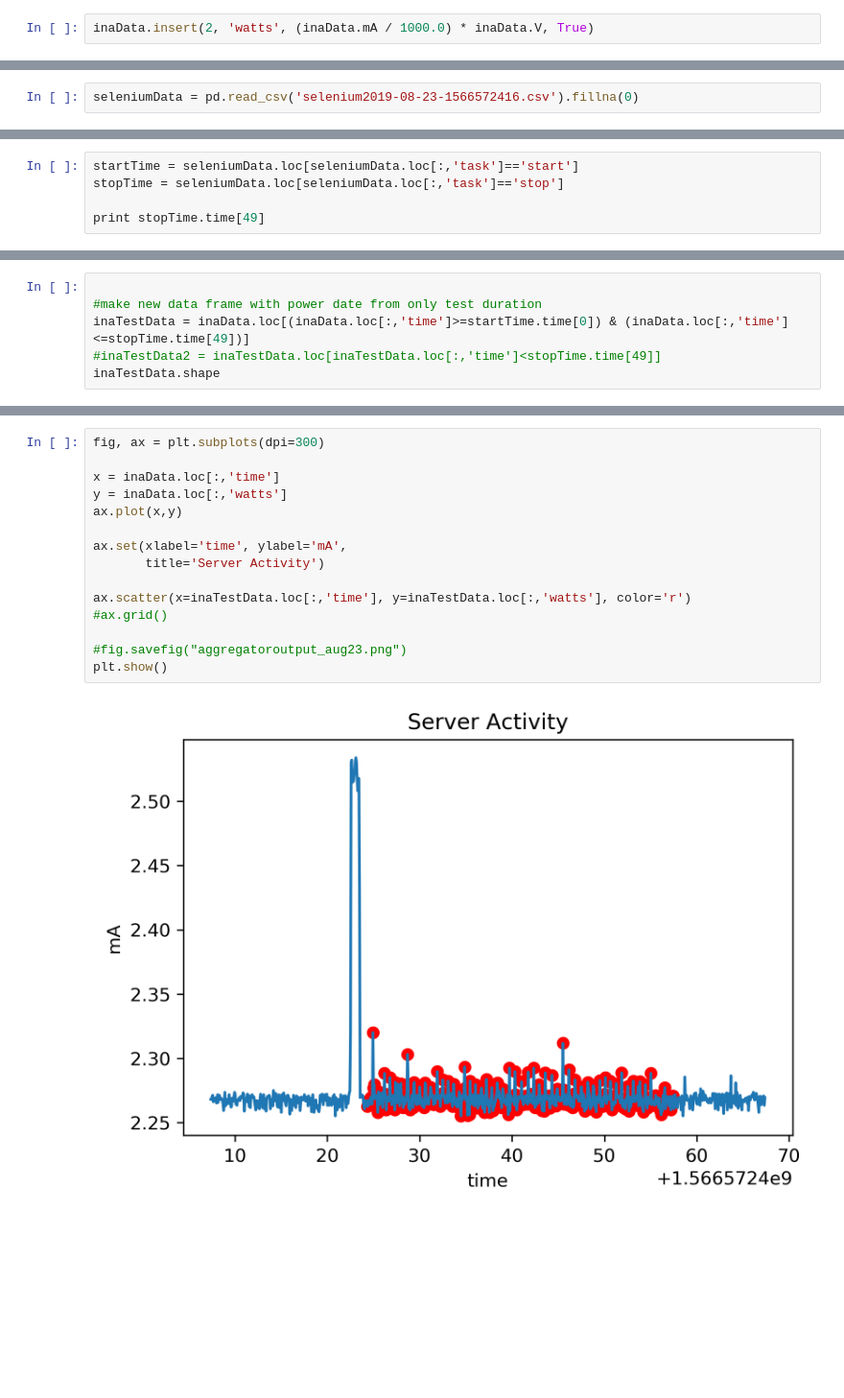
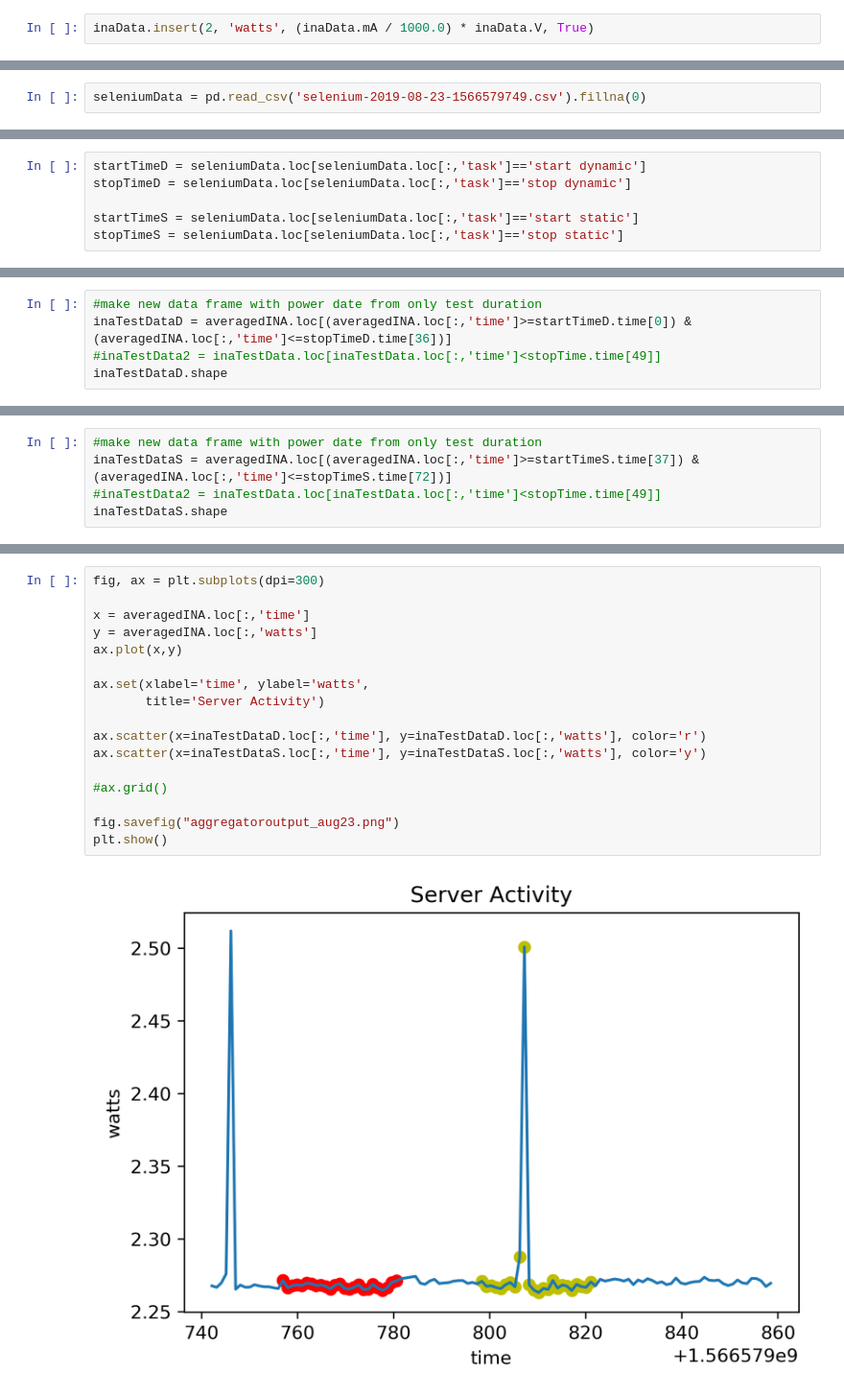
Before and after one commit to alexnathanson/solarserver, a Jupyter notebook: aggregator/aggregator_aug23.ipynb, the cells around one changed output, grey strips where cells are left out. Shown at 96% size. Drawn from its saved outputs; the diff is of its cells as text; blank space fills up the shorter version.

```diff
--- a/aggregator/aggregator_aug23.ipynb
+++ b/aggregator/aggregator_aug23.ipynb
@@ -36,5 +68,5 @@ inaData.head()
 # %%
-seleniumData = pd.read_csv('selenium2019-08-23-1566572416.csv').fillna(0)
+seleniumData = pd.read_csv('selenium-2019-08-23-1566579749.csv').fillna(0)
 # %%
 print(seleniumData.shape)
 seleniumData.tail()
@@ -49,5 +81,6 @@ seleniumData.tail()
 # %%
-startTime = seleniumData.loc[seleniumData.loc[:,'task']=='start']
-stopTime = seleniumData.loc[seleniumData.loc[:,'task']=='stop']
+startTimeD = seleniumData.loc[seleniumData.loc[:,'task']=='start dynamic']
+stopTimeD = seleniumData.loc[seleniumData.loc[:,'task']=='stop dynamic']
 
-print stopTime.time[49]
+startTimeS = seleniumData.loc[seleniumData.loc[:,'task']=='start static']
+stopTimeS = seleniumData.loc[seleniumData.loc[:,'task']=='stop static']
@@ -56,7 +101,6 @@ print stopTime.time[49]
 # %%
-
 #make new data frame with power date from only test duration
-inaTestData = inaData.loc[(inaData.loc[:,'time']>=startTime.time[0]) & (inaData.loc[:,'time']<=stopTime.time[49])]
+inaTestDataD = averagedINA.loc[(averagedINA.loc[:,'time']>=startTimeD.time[0]) & (averagedINA.loc[:,'time']<=stopTimeD.time[36])]
 #inaTestData2 = inaTestData.loc[inaTestData.loc[:,'time']<stopTime.time[49]]
-inaTestData.shape
+inaTestDataD.shape
 # %% [output]
@@ -63,0 +108,5 @@ inaTestData.shape
+# %%
+#make new data frame with power date from only test duration
+inaTestDataS = averagedINA.loc[(averagedINA.loc[:,'time']>=startTimeS.time[37]) & (averagedINA.loc[:,'time']<=stopTimeS.time[72])]
+#inaTestData2 = inaTestData.loc[inaTestData.loc[:,'time']<stopTime.time[49]]
+inaTestDataS.shape
@@ -84,17 +141,19 @@ plt.scatter(x=seleniumData.loc[:,'time'], y=seleniumData.loc[:,'task'], color='b
 # %%
 fig, ax = plt.subplots(dpi=300)
 
-x = inaData.loc[:,'time']
-y = inaData.loc[:,'watts']
+x = averagedINA.loc[:,'time']
+y = averagedINA.loc[:,'watts']
 ax.plot(x,y)
 
-ax.set(xlabel='time', ylabel='mA',
+ax.set(xlabel='time', ylabel='watts',
        title='Server Activity')
 
-ax.scatter(x=inaTestData.loc[:,'time'], y=inaTestData.loc[:,'watts'], color='r')
+ax.scatter(x=inaTestDataD.loc[:,'time'], y=inaTestDataD.loc[:,'watts'], color='r')
+ax.scatter(x=inaTestDataS.loc[:,'time'], y=inaTestDataS.loc[:,'watts'], color='y')
+
 #ax.grid()
 
-#fig.savefig("aggregatoroutput_aug23.png")
+fig.savefig("aggregatoroutput_aug23.png")
 plt.show()
 # %% [output]
-[figure, old version]
+[figure, new version]
```
Also changed, not shown: parts of 15 cells of this notebook, 11 other files.
